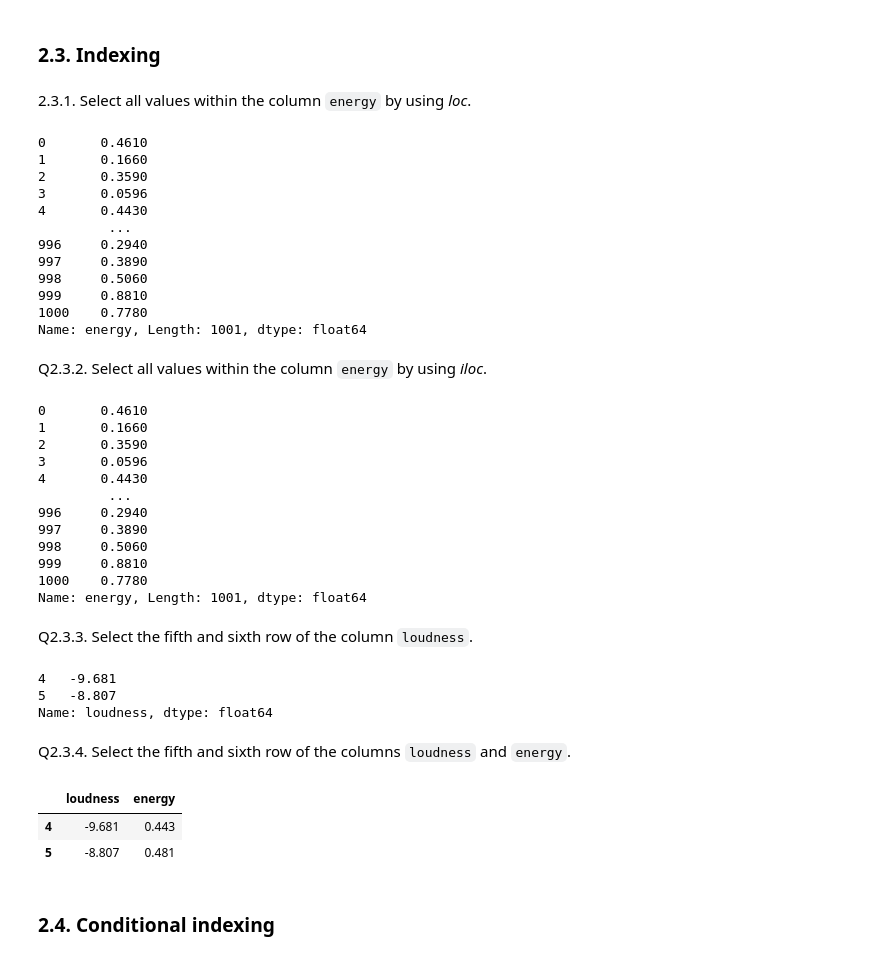
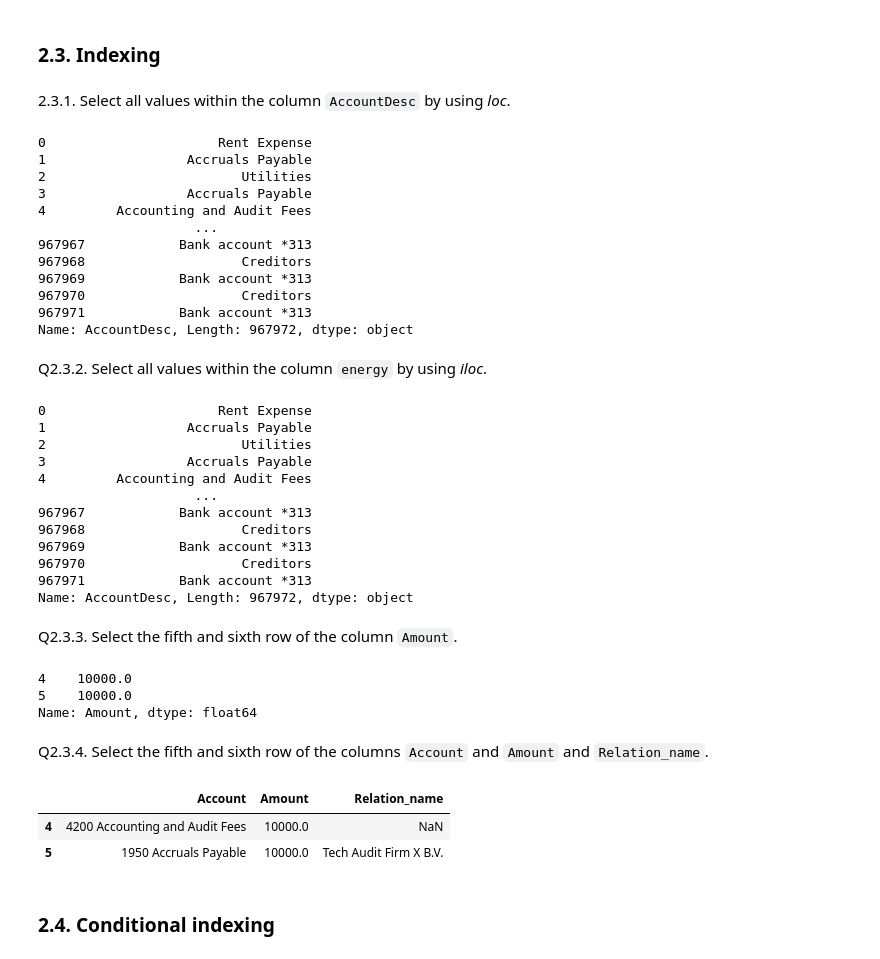
Before and after one commit to Louren/dsa-practica, a Jupyter notebook: Notebooks/1a_answers.ipynb, the cells around one changed output. Saved outputs shown, nothing was run; the diff lists cells and outputs as text; code cells hidden in the pictures.

````diff
--- a/Notebooks/1a_answers.ipynb
+++ b/Notebooks/1a_answers.ipynb
@@ -263,6 +159,7 @@ Q2.1.2. Read in the _Spotify Tracks Dataset_.
 #A2.1.2.
 import pandas as pd
 import os
-spotify_data = pd.read_csv(os.path.join(os.getcwd(), "spotify_dataset.csv"))
-spotify_data
+# Path needs to be adjusted to the location of the file - Louren to set this to proper path for Colab
+gl_data = pd.read_excel(os.path.join(os.getcwd(), "../../GL Generate/transactions.xlsx"), sheet_name="GLData");
+gl_data
 # %% [output]
@@ -349,59 +246,59 @@ spotify_data.tail(n=15)
 # %% [markdown]
 ### 2.3. Indexing
 # %% [markdown]
-2.3.1. Select all values within the column ```energy``` by using _loc_.
+2.3.1. Select all values within the column ```AccountDesc``` by using _loc_.
 # %%
 # A2.3.1.
-spotify_data.loc[:,"energy"]
+gl_data.loc[:,"AccountDesc"]
 # %% [output]
-0       0.4610
-1       0.1660
-2       0.3590
-3       0.0596
-4       0.4430
-         ...
-996     0.2940
-997     0.3890
-998     0.5060
-999     0.8810
-1000    0.7780
-Name: energy, Length: 1001, dtype: float64
+0                      Rent Expense
+1                  Accruals Payable
+2                         Utilities
+3                  Accruals Payable
+4         Accounting and Audit Fees
+                    ...
+967967            Bank account *313
+967968                    Creditors
+967969            Bank account *313
+967970                    Creditors
+967971            Bank account *313
+Name: AccountDesc, Length: 967972, dtype: object
 # %% [markdown]
 Q2.3.2. Select all values within the column ```energy``` by using _iloc_.
 # %%
 # A2.3.2.
-spotify_data.iloc[:,9]
+gl_data.iloc[:,8]
 # %% [output]
-0       0.4610
-1       0.1660
-2       0.3590
-3       0.0596
-4       0.4430
-         ...
-996     0.2940
-997     0.3890
-998     0.5060
-999     0.8810
-1000    0.7780
-Name: energy, Length: 1001, dtype: float64
+0                      Rent Expense
+1                  Accruals Payable
+2                         Utilities
+3                  Accruals Payable
+4         Accounting and Audit Fees
+                    ...
+967967            Bank account *313
+967968                    Creditors
+967969            Bank account *313
+967970                    Creditors
+967971            Bank account *313
+Name: AccountDesc, Length: 967972, dtype: object
 # %% [markdown]
-Q2.3.3. Select the fifth and sixth row of the column ```loudness```.
+Q2.3.3. Select the fifth and sixth row of the column ```Amount```.
 # %%
 # A2.3.3.
-spotify_data.loc[4:5,"loudness"]
+gl_data.loc[4:5,"Amount"]
 # %% [output]
-4   -9.681
-5   -8.807
-Name: loudness, dtype: float64
+4    10000.0
+5    10000.0
+Name: Amount, dtype: float64
 # %% [markdown]
-Q2.3.4. Select the fifth and sixth row of the columns ```loudness``` and ```energy```.
+Q2.3.4. Select the fifth and sixth row of the columns ```Account``` and ```Amount``` and `Relation_name`.
 # %%
 # A2.3.4.
-spotify_data.loc[4:5,["loudness","energy"]]
+gl_data.loc[4:5,["Account","Amount","Relation_name"]]
 # %% [output]
-|  | loudness | energy |
-| 4 | -9.681 | 0.443 |
-| 5 | -8.807 | 0.481 |
+|  | Account | Amount | Relation_name |
+| 4 | 4200 Accounting and Audit Fees | 10000.0 | NaN |
+| 5 | 1950 Accruals Payable | 10000.0 | Tech Audit Firm X B.V. |
 # %% [markdown]
 ### 2.4. Conditional indexing
 # %% [markdown]
````
Also changed, not shown: parts of 95 cells of this notebook, 2 other files.
